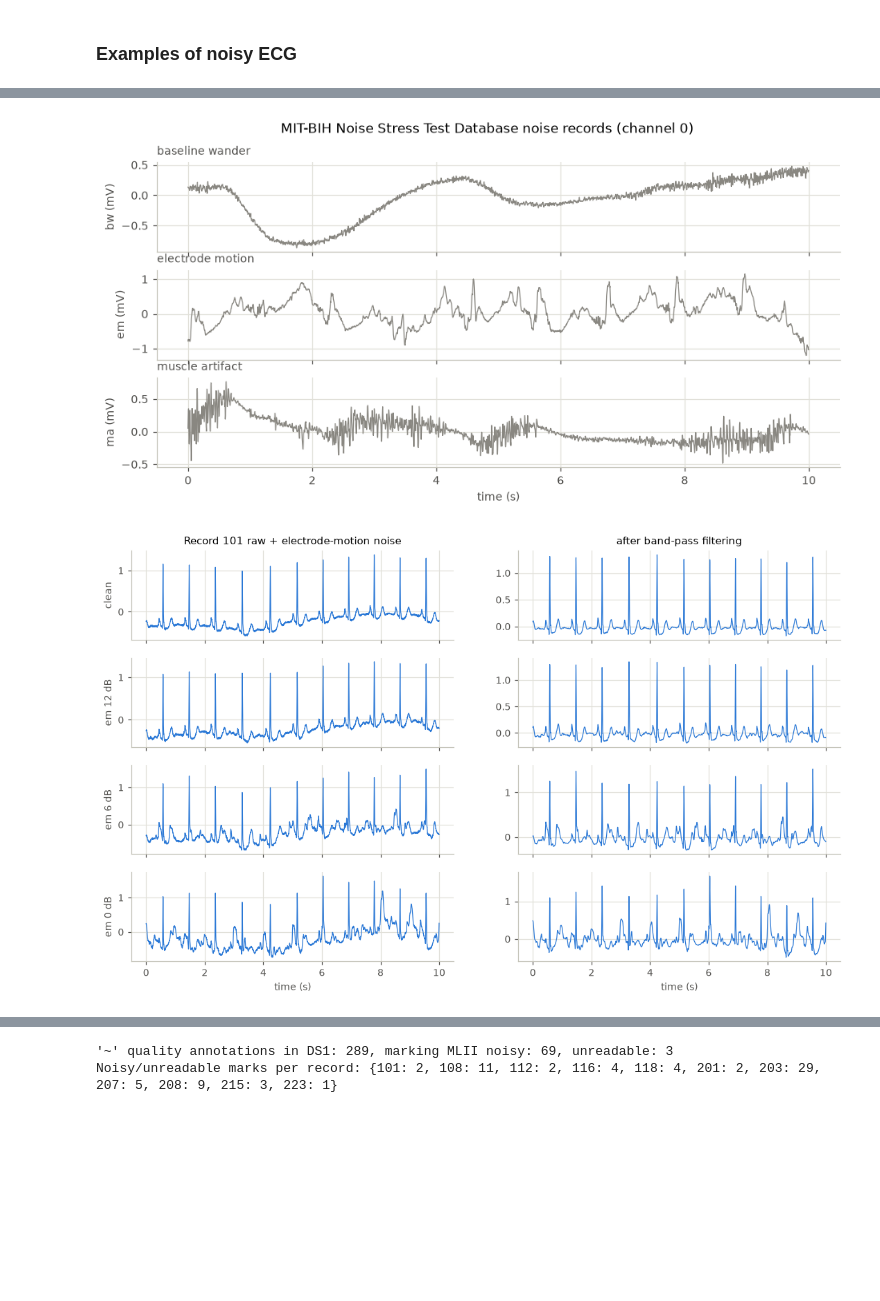
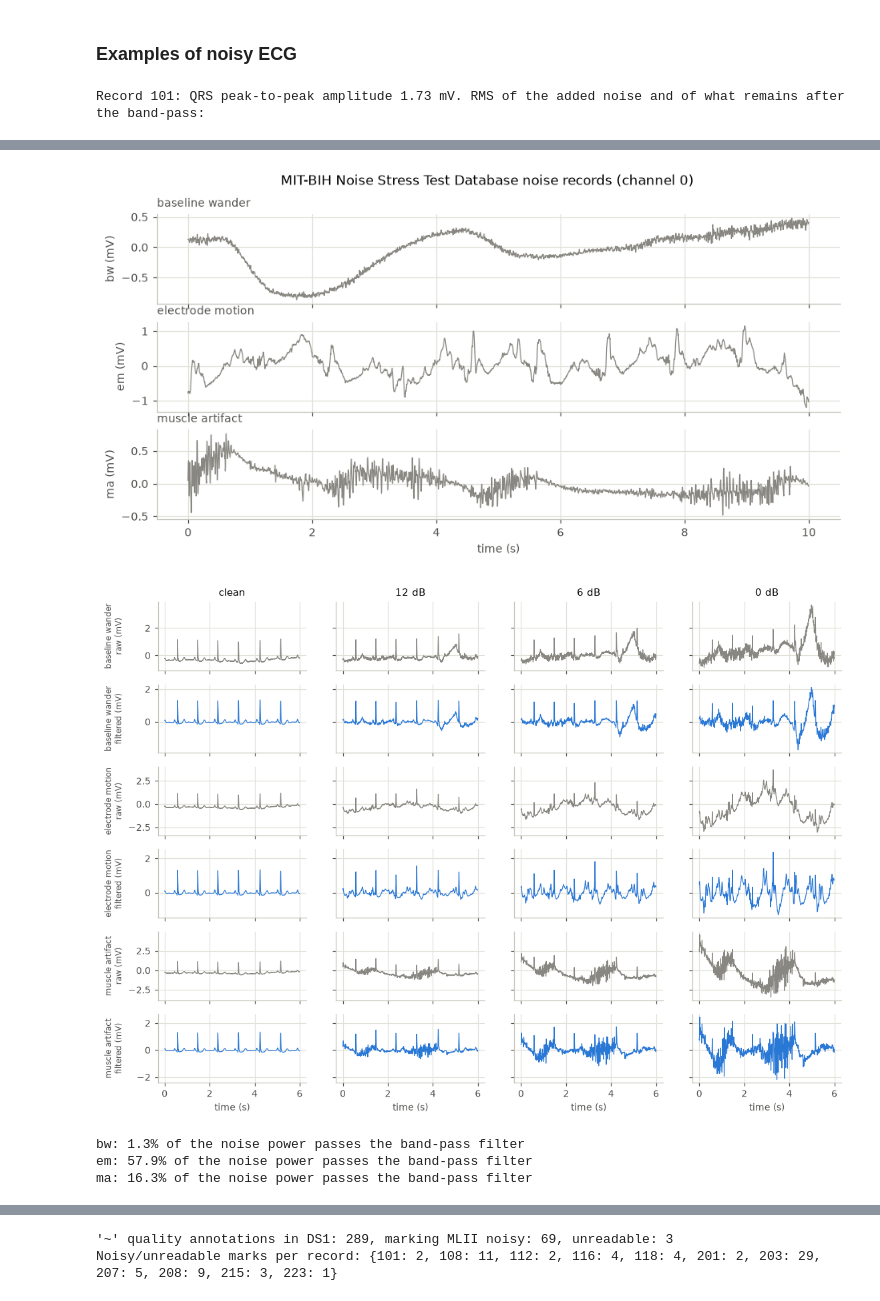
Before and after one commit to MisterD0ctor/D7043E, a Jupyter notebook: notebooks/EDA.ipynb, the cells around one changed output, grey strips where cells are left out. Drawn from its saved outputs; the diff is of its cells as text; code cells hidden in the pictures; blank space fills up the shorter version.

```diff
--- a/notebooks/EDA.ipynb
+++ b/notebooks/EDA.ipynb
@@ -210,3 +234,18 @@ axes[0].legend(loc="lower left")
 save(fig, "example_beats_normalized")
 # %% [output]
 [figure]
+# %%
+# What the F traces have in common, and where the clip at +-1 acts
+f_records = pd.Series(train["record"][y == CLASSES.index("F")]).value_counts()
+print("Training F beats per record:", f_records.to_dict())
+r = int(f_records.index[0])
+ann = wfdb.rdann(str(MITDB / str(r)), "atr")
+is_qrs = np.isin(ann.symbol, cfg["qrs_symbols"])
+qrs, sym = ann.sample[is_qrs], np.array(ann.symbol)[is_qrs]
+k = np.flatnonzero(sym == "F")
+k = k[k < len(sym) - 1]
+print(f"Record {r}: beat following an F beat: {pd.Series(sym[k + 1]).value_counts().to_dict()}, "
+      f"median distance to it {np.median(qrs[k + 1] - qrs[k]) / FS * 1000:.0f} ms")
+clipped = np.abs(X) >= 1.0
+print("Share of training windows clipped at the R-peak sample:",
+      {c: f"{clipped[y == i, PRE].mean():.1%}" for i, c in enumerate(CLASSES)})
@@ -237,7 +280,7 @@ Imbalance ratio N : minority class = {'S': np.float64(32.4), 'V': np.float64(12.
 # %% [markdown]
 ### Subject / record distribution
 # %%
-rs = record_stats.assign(order=record_stats.split.map({"train": 0, "val": 1, "test": 2})).sort_values(["order", "record"])
+rs = record_stats.assign(order=record_stats.split.map({"train": 0, "val": 1, "excluded": 2, "test": 3})).sort_values(["order", "record"])
 counts = rs[CLASSES].to_numpy()
 fig, ax = plt.subplots(figsize=(5, 11))
 ax.imshow(np.where(counts > 0, counts, np.nan), aspect="auto", cmap="Blues", norm=LogNorm(1, counts.max()))
@@ -337,18 +409,36 @@ axes[-1].set_xlabel("time (s)")
 fig.suptitle("MIT-BIH Noise Stress Test Database noise records (channel 0)")
 save(fig, "nstdb_noise")
 
-fig, axes = plt.subplots(4, 2, figsize=(12, 7), sharex=True)
-power = xf.var()
-em = load_noise(cfg, "em", part="train")
-for row, snr in enumerate([None] + cfg["noise"]["snr_db"]):
-    noisy = x if snr is None else x + scaled_noise(em, len(x), power, snr, rng)
-    label = "clean" if snr is None else f"em {snr} dB"
-    axes[row, 0].plot(t, noisy[seg], color=CLASS_COLORS["N"], lw=0.8)
-    axes[row, 1].plot(t, preprocess_signal(noisy, FS, cfg)[seg], color=CLASS_COLORS["N"], lw=0.8)
-    axes[row, 0].set_ylabel(label)
-axes[0, 0].set_title(f"Record {r} raw + electrode-motion noise")
-axes[0, 1].set_title("after band-pass filtering")
-for ax in axes[-1]:
-    ax.set_xlabel("time (s)")
+# Record r with each noise type at every SNR (SNR as defined by the WFDB nst tool, see src/noise.py).
+# Rows: noise type, raw and after the band-pass. Columns: clean, then increasing noise. The same stretch of
+# each noise record is used at every SNR, so only the gain changes along a row.
+seg = slice(60 * FS, 66 * FS)
+t = np.arange(seg.stop - seg.start) / FS
+s_power = qrs_power(x, FS, *filtered_ds1[r][2:])
+noise_powers = {ntype: noise_power(cfg, ntype) for ntype in cfg["noise"]["types"]}
+em_power = noise_powers["em"]
+levels = [None] + cfg["noise"]["snr_db"]
+fig, axes = plt.subplots(6, len(levels), figsize=(12, 8.5), sharex=True, sharey="row")
+residual = []
+for i, (ntype, desc) in enumerate(cfg["noise"]["types"].items()):
+    n = load_noise(cfg, ntype, part="train")
+    for j, snr in enumerate(levels):
+        added = np.zeros_like(x) if snr is None else scaled_noise(n, len(x), s_power, noise_powers[ntype], snr,
+                                                                  np.random.default_rng(cfg["seed"]))
+        filtered = preprocess_signal(x + added, FS, cfg)
+        axes[2 * i, j].plot(t, (x + added)[seg], color=MUTED, lw=0.8)
+        axes[2 * i + 1, j].plot(t, filtered[seg], color=CLASS_COLORS["N"], lw=0.8)
+        if snr is not None:
+            residual.append({"noise": ntype, "snr_db": snr, "added_rms_mV": added.std(),
+                             "after_filter_rms_mV": (filtered - xf).std()})
+    axes[2 * i, 0].set_ylabel(f"{desc}\nraw (mV)", fontsize=8)
+    axes[2 * i + 1, 0].set_ylabel(f"{desc}\nfiltered (mV)", fontsize=8)
+for j, snr in enumerate(levels):
+    axes[0, j].set_title("clean" if snr is None else f"{snr} dB")
+    axes[-1, j].set_xlabel("time (s)")
+fig.align_ylabels(axes[:, 0])
 save(fig, "noisy_ecg_snr")
+print(f"Record {r}: QRS peak-to-peak amplitude {np.sqrt(8 * s_power):.2f} mV. RMS of the added noise and of what remains after the band-pass:")
+pd.DataFrame(residual).round(2)
 # %% [output]
+Record 101: QRS peak-to-peak amplitude 1.73 mV. RMS of the added noise and of what remains after the band-pass:
@@ -355,2 +455,11 @@ save(fig, "noisy_ecg_snr")
 [figure]
-[figure, old version]
+[figure, new version]
+# %%
+# Share of each noise type's power inside the 0.5-40 Hz pass band of the preprocessing filter
+for ntype in cfg["noise"]["types"]:
+    n = load_noise(cfg, ntype, part="train")
+    print(f"{ntype}: {preprocess_signal(n, FS, cfg).var() / n.var():.1%} of the noise power passes the band-pass filter")
+# %% [output]
+bw: 1.3% of the noise power passes the band-pass filter
+em: 57.9% of the noise power passes the band-pass filter
+ma: 16.3% of the noise power passes the band-pass filter
```
Also changed, not shown: parts of 33 cells of this notebook, 7 other files.
